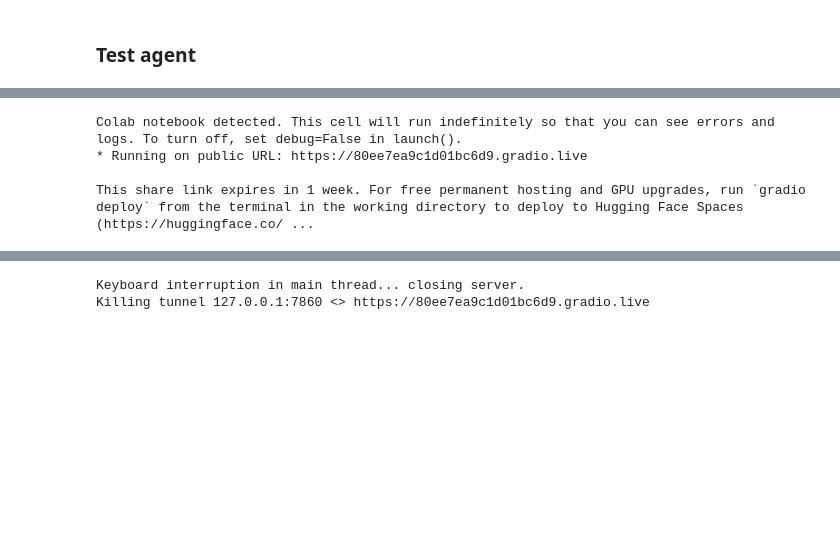
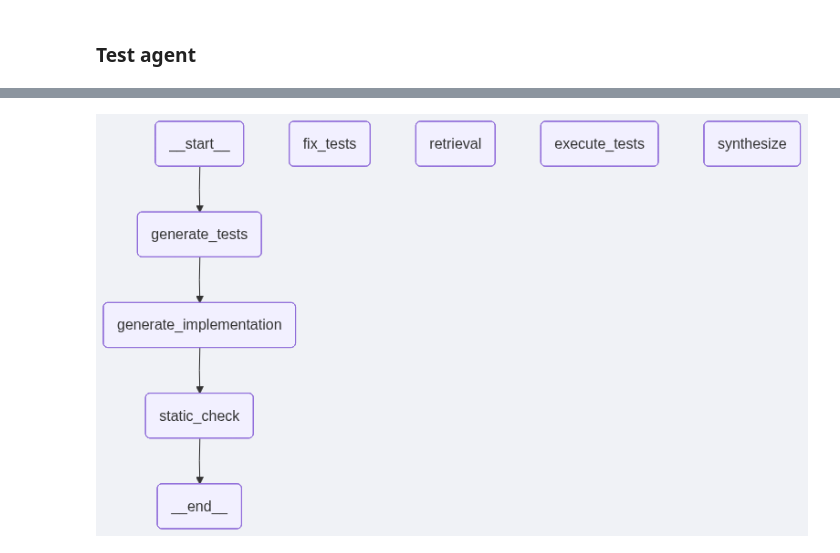
Before and after one commit to Swag369/A.C.E, a Jupyter notebook: REPL_Agent_with_UI_and_rag.ipynb, the cells around one changed output, grey strips where cells are left out. Cells and saved outputs as stored; diff of their text form; code cells hidden in the pictures; blank space fills up the shorter version.

```diff
--- a/REPL_Agent_with_UI_and_rag.ipynb
+++ b/REPL_Agent_with_UI_and_rag.ipynb
@@ -1031,5 +904,5 @@ Killing tunnel 127.0.0.1:7860 <> https://6848a8575c984139e7.gradio.live
 # %%
-!pip install -qU gradio langchain-groq langgraph langchain-community duckduckgo-search rich pydantic
+# !pip install -qU gradio langchain-groq langgraph langchain-community duckduckgo-search rich pydantic
 
 import gradio as gr
 import os
@@ -1037,7 +910,6 @@ import ast
 import subprocess
 import tempfile
 import datetime
-import operator
 from typing import Dict, List, Literal, Annotated
 from langchain_core.messages import AnyMessage
 from langchain_core.prompts import ChatPromptTemplate
@@ -1045,6 +917,7 @@ from langchain_groq import ChatGroq
 from langchain_community.tools import DuckDuckGoSearchRun
 from pydantic import BaseModel, Field
 from langgraph.graph import END, START, StateGraph
+import operator
 
 llm = ChatGroq(
     model="meta-llama/llama-4-maverick-17b-128e-instruct",
@@ -1216,7 +1089,9 @@ builder.add_edge("fix_tests", "generate_implementation")
 builder.add_edge("retrieval", "generate_implementation")
 builder.add_edge("generate_implementation", "static_check")
 
-def check_static(state): return "generate_implementation" if state.error else "execute_tests"
+def check_static(state):
+  return "generate_implementation" if state.error else "execute_tests"
+
 builder.add_conditional_edges("static_check", check_static)
 
 builder.add_conditional_edges(
@@ -1232,32 +1107,5 @@ builder.add_conditional_edges(
 builder.add_edge("synthesize", END)
 graph = builder.compile()
 
-# --- UI ---
-def run_agent(goal):
-    res = graph.invoke(AgentState(goal=goal))
-    full_log = "".join(res["logs"])
-    with tempfile.NamedTemporaryFile(mode="w", suffix=".txt", delete=False) as f:
-        f.write(full_log)
-        path = f.name
-    return res['test_code'], res['impl_code'], full_log, path, res['final_answer']
-
-with gr.Blocks(title="Self-Correcting Agent") as demo:
-    gr.Markdown("# A.C.E - Agentic Coding Engine")
-    goal = gr.Textbox(label="Goal")
-    btn = gr.Button("Run")
-    with gr.Row():
-        tc = gr.Code(label="Tests")
-        ic = gr.Code(label="Implementation")
-    logs = gr.Textbox(label="Logs", lines=10)
-    dl = gr.File(label="Download Logs")
-    stat = gr.Markdown()
-    btn.click(run_agent, inputs=goal, outputs=[tc, ic, logs, dl, stat])
-
-
-if __name__ == "__main__":
-    demo.launch(share=True, debug=True)
+get_graph_figure(graph, "self_correct_agent.png")
 # %% [output]
-Colab notebook detected. This cell will run indefinitely so that you can see errors and logs. To turn off, set debug=False in launch().
-* Running on public URL: https://80ee7ea9c1d01bc6d9.gradio.live
-
-This share link expires in 1 week. For free permanent hosting and GPU upgrades, run `gradio deploy` from the terminal in the working directory to deploy to Hugging Face Spaces (https://huggingface.co/ ...
@@ -1265,2 +1112 @@ This share link expires in 1 week. For free permanent hosting and GPU upgrades,
-Keyboard interruption in main thread... closing server.
-Killing tunnel 127.0.0.1:7860 <> https://80ee7ea9c1d01bc6d9.gradio.live
+[figure, added]
```
Also changed, not shown: parts of 24 cells of this notebook, 5 other files.
